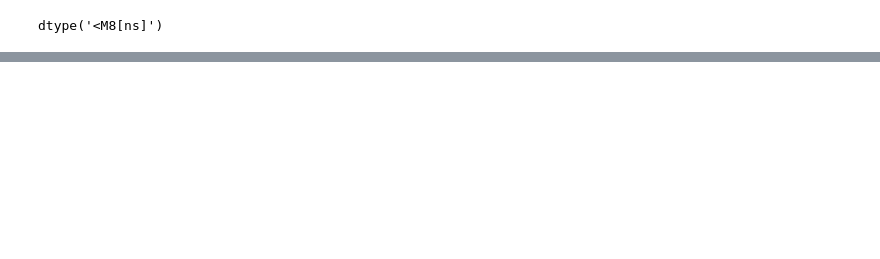
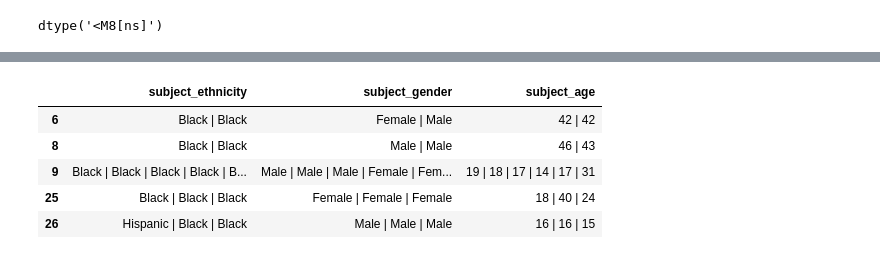
Before and after one commit to openpolicedata/opd-examples, a Jupyter notebook: standardization.ipynb, the cells around one changed output, grey strips where cells are left out. Drawn from its saved outputs; the diff is of its cells as text; code cells hidden in the pictures; blank space fills up the shorter version.

```diff
--- a/standardization.ipynb
+++ b/standardization.ipynb
@@ -72,0 +156,13 @@ dtype('<M8[ns]')
+# %%
+src = opd.Source("New Orleans")
+tbl = src.load_from_url(2022, opd.defs.TableType.USE_OF_FORCE)
+# Find rows with demographics of multiple subjects. New Orleans uses the | to separate persons. This is not typical and would not be known in advance.
+is_mult = tbl.table['subject_gender'].str.contains("|",regex=False).fillna(False)
+tbl.table[is_mult][['subject_ethnicity','subject_gender','subject_age']].head()
+# %% [output]
+|  | subject_ethnicity | subject_gender | subject_age |
+| 6 | Black | Black | Female | Male | 42 | 42 |
+| 8 | Black | Black | Male | Male | 46 | 43 |
+| 9 | Black | Black | Black | Black | B... | Male | Male | Male | Female | Fem... | 19 | 18 | 17 | 14 | 17 | 31 |
+| 25 | Black | Black | Black | Female | Female | Female | 18 | 40 | 24 |
+| 26 | Hispanic | Black | Black | Male | Male | Male | 16 | 16 | 15 |
```
Also changed, not shown: parts of 55 cells of this notebook.
